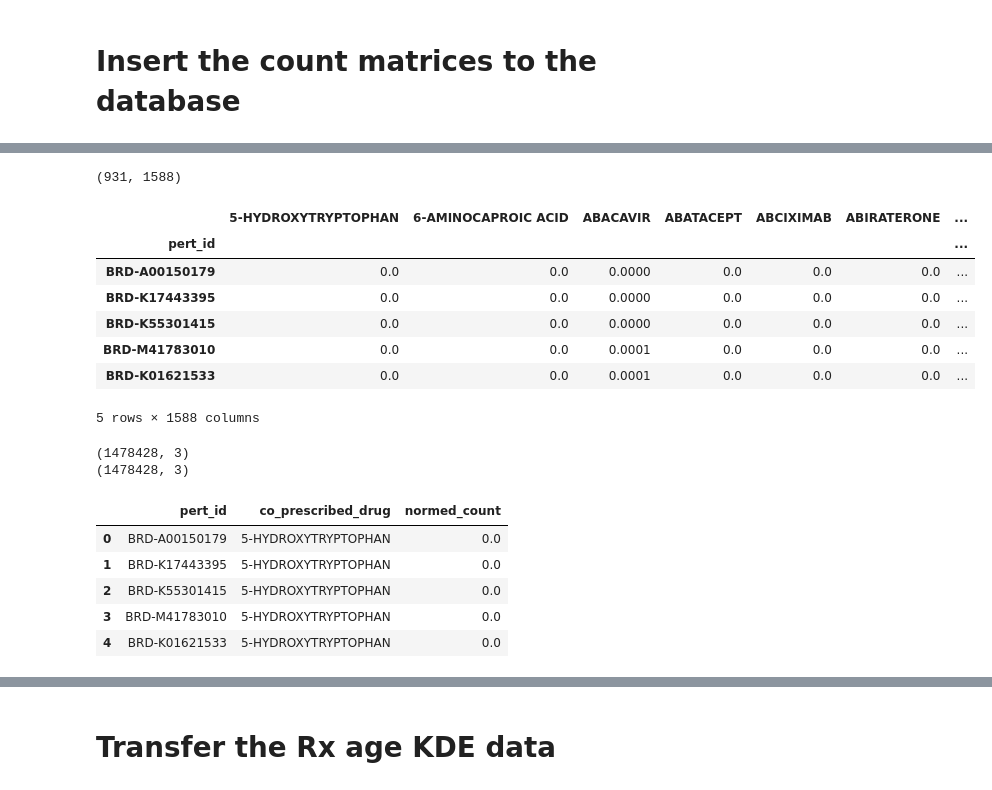
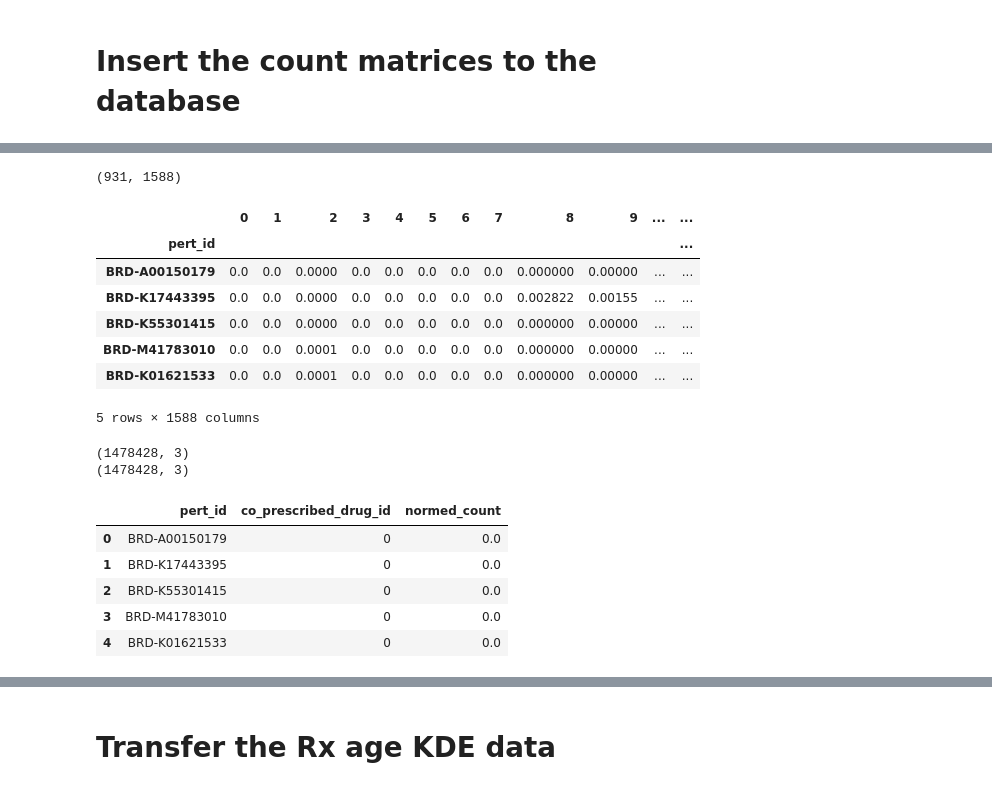
Before and after one commit to MaayanLab/L1000FWD, a Jupyter notebook: notebooks/Organize_data_from_EMR.ipynb, the cells around one changed output, grey strips where cells are left out. Cells and saved outputs as stored; diff of their text form; code cells hidden in the pictures.

```diff
--- a/notebooks/Organize_data_from_EMR.ipynb
+++ b/notebooks/Organize_data_from_EMR.ipynb
@@ -595,26 +672,27 @@ rx_rx_counts_df.head()
 # %%
 rx_rx_counts_normed_df = pd.DataFrame(rx_rx_counts_normed[~rx_pert_ids_mask][:, ~rx_names_mask],
-                               index=rx_pert_ids[~rx_pert_ids_mask],
-                               columns=rx_names[~rx_names_mask]
-                              )
+                                      index=rx_pert_ids[~rx_pert_ids_mask],
+#                                       columns=rx_names[~rx_names_mask]
+                                      columns=np.arange(rx_rx_counts.shape[0])[~rx_names_mask]
+                                     )
 print rx_rx_counts_normed_df.shape
 rx_rx_counts_normed_df.index.name='pert_id'
 rx_rx_counts_normed_df.head()
 # %% [output]
 (931, 1588)
-|  | 5-HYDROXYTRYPTOPHAN | 6-AMINOCAPROIC ACID | ABACAVIR | ABATACEPT | ABCIXIMAB | ABIRATERONE | ... |
-| pert_id |  |  |  |  |  |  | ... |
-| BRD-A00150179 | 0.0 | 0.0 | 0.0000 | 0.0 | 0.0 | 0.0 | ... |
-| BRD-K17443395 | 0.0 | 0.0 | 0.0000 | 0.0 | 0.0 | 0.0 | ... |
-| BRD-K55301415 | 0.0 | 0.0 | 0.0000 | 0.0 | 0.0 | 0.0 | ... |
-| BRD-M41783010 | 0.0 | 0.0 | 0.0001 | 0.0 | 0.0 | 0.0 | ... |
-| BRD-K01621533 | 0.0 | 0.0 | 0.0001 | 0.0 | 0.0 | 0.0 | ... |
+|  | 0 | 1 | 2 | 3 | 4 | 5 | 6 | 7 | 8 | 9 | ... | ... |
+| pert_id |  |  |  |  |  |  |  |  |  |  |  | ... |
+| BRD-A00150179 | 0.0 | 0.0 | 0.0000 | 0.0 | 0.0 | 0.0 | 0.0 | 0.0 | 0.000000 | 0.00000 | ... | ... |
+| BRD-K17443395 | 0.0 | 0.0 | 0.0000 | 0.0 | 0.0 | 0.0 | 0.0 | 0.0 | 0.002822 | 0.00155 | ... | ... |
+| BRD-K55301415 | 0.0 | 0.0 | 0.0000 | 0.0 | 0.0 | 0.0 | 0.0 | 0.0 | 0.000000 | 0.00000 | ... | ... |
+| BRD-M41783010 | 0.0 | 0.0 | 0.0001 | 0.0 | 0.0 | 0.0 | 0.0 | 0.0 | 0.000000 | 0.00000 | ... | ... |
+| BRD-K01621533 | 0.0 | 0.0 | 0.0001 | 0.0 | 0.0 | 0.0 | 0.0 | 0.0 | 0.000000 | 0.00000 | ... | ... |
 5 rows × 1588 columns
 # %%
 rx_rx_counts_normed_df = pd.melt(rx_rx_counts_normed_df.reset_index(),
                           id_vars=['pert_id'],
                           value_vars=rx_rx_counts_normed_df.columns.tolist(),
-                          var_name='co_prescribed_drug',
+                          var_name='co_prescribed_drug_id',
                           value_name='normed_count',
                          )
 print rx_rx_counts_normed_df.shape
@@ -623,12 +701,12 @@ rx_rx_counts_normed_df.head()
 # %% [output]
 (1478428, 3)
 (1478428, 3)
-|  | pert_id | co_prescribed_drug | normed_count |
-| 0 | BRD-A00150179 | 5-HYDROXYTRYPTOPHAN | 0.0 |
-| 1 | BRD-K17443395 | 5-HYDROXYTRYPTOPHAN | 0.0 |
-| 2 | BRD-K55301415 | 5-HYDROXYTRYPTOPHAN | 0.0 |
-| 3 | BRD-M41783010 | 5-HYDROXYTRYPTOPHAN | 0.0 |
-| 4 | BRD-K01621533 | 5-HYDROXYTRYPTOPHAN | 0.0 |
+|  | pert_id | co_prescribed_drug_id | normed_count |
+| 0 | BRD-A00150179 | 0 | 0.0 |
+| 1 | BRD-K17443395 | 0 | 0.0 |
+| 2 | BRD-K55301415 | 0 | 0.0 |
+| 3 | BRD-M41783010 | 0 | 0.0 |
+| 4 | BRD-K01621533 | 0 | 0.0 |
 # %%
 rx_rx_counts_normed_df.loc[rx_rx_counts_df.index[:10]]
 # Add the normed_count as a column of the rx_rx_counts_df
```
Also changed, not shown: parts of 20 cells of this notebook.
